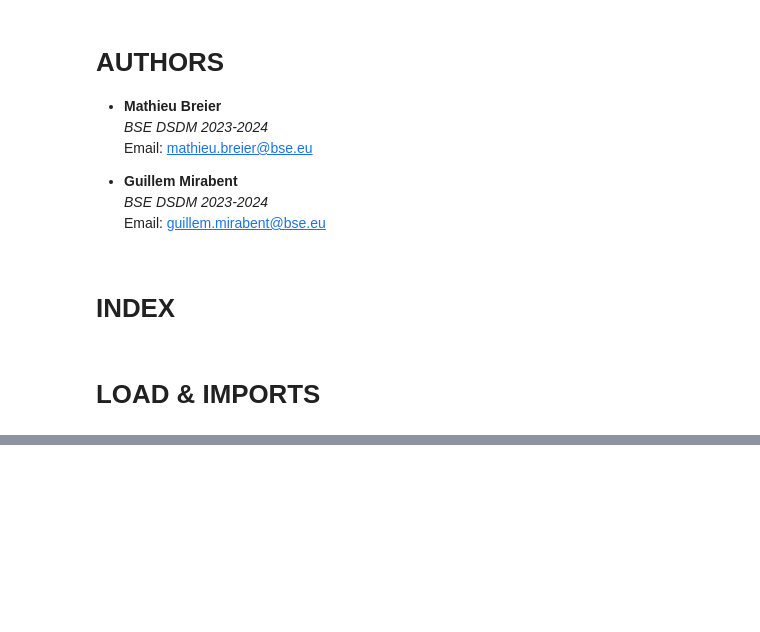
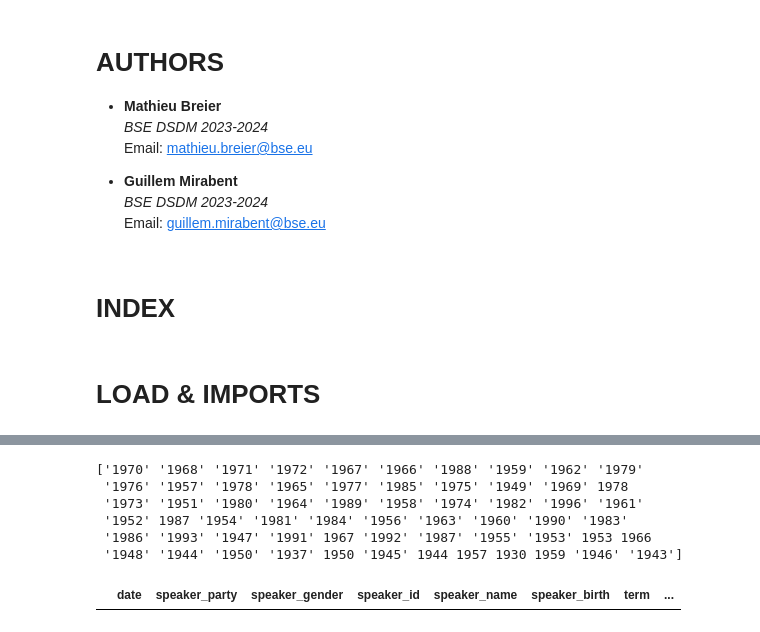
Before and after one commit to guill-mr/Speech_Classification_in_Spanish_Parliament_with_Transformers, a Jupyter notebook: NN_model.ipynb, the cells around one changed output, grey strips where cells are left out. Cells and saved outputs as stored; diff of their text form; code cells hidden in the pictures; blank space fills up the shorter version.

```diff
--- a/NN_model.ipynb
+++ b/NN_model.ipynb
@@ -39,0 +80,27 @@ data.loc[data['speaker_party'] == 'PP', 'speaker_party'] = 1
+# %%
+age_dict = {
+    'JuanLuisSotoBurillo': 1978,
+    'JoséCarlosDuránPeralta': 1987,
+    'JoséCarlosDíazRodríguez': 1967,
+    'CarmenRiolobosRegadera': 1953,
+    'MaríaDelMarArnaizGarcía': 1966,
+    'JoséIgnacioWertOrtega': 1950,
+    'JoséManuelGarcíaMargalloyMarfil': 1944,
+    'JulioVillarrubiaMediavilla': 1957,
+    'EmilioBarbónMartínez': 1930,
+    'CarmenCastellanoiFernández': 1959
+}
+
+# map speaker to age
+data.loc[data['speaker_birth'] == '-', 'speaker_birth'] = data.loc[data['speaker_birth'] == '-', 'speaker_id'].map(age_dict)
+print(data['speaker_birth'].unique())
+
+data[data['speaker_birth'] == '-']
+# %% [output]
+['1970' '1968' '1971' '1972' '1967' '1966' '1988' '1959' '1962' '1979'
+ '1976' '1957' '1978' '1965' '1977' '1985' '1975' '1949' '1969' 1978
+ '1973' '1951' '1980' '1964' '1989' '1958' '1974' '1982' '1996' '1961'
+ '1952' 1987 '1954' '1981' '1984' '1956' '1963' '1960' '1990' '1983'
+ '1986' '1993' '1947' '1991' 1967 '1992' '1987' '1955' '1953' 1953 1966
+ '1948' '1944' '1950' '1937' 1950 '1945' 1944 1957 1930 1959 '1946' '1943']
+|  | date | speaker_party | speaker_gender | speaker_id | speaker_name | speaker_birth | term | ... |
```
Also changed, not shown: parts of 20 cells of this notebook, 1 other file.
